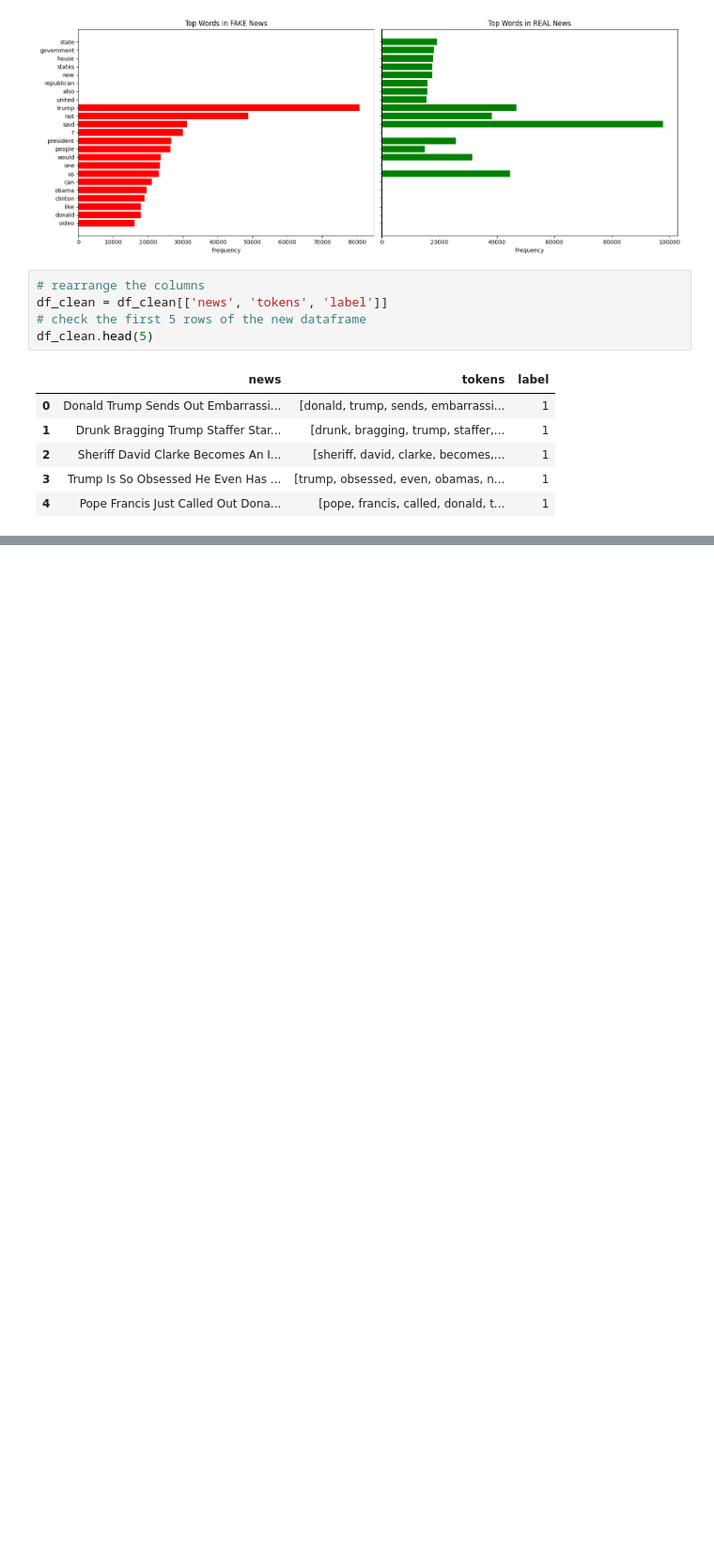
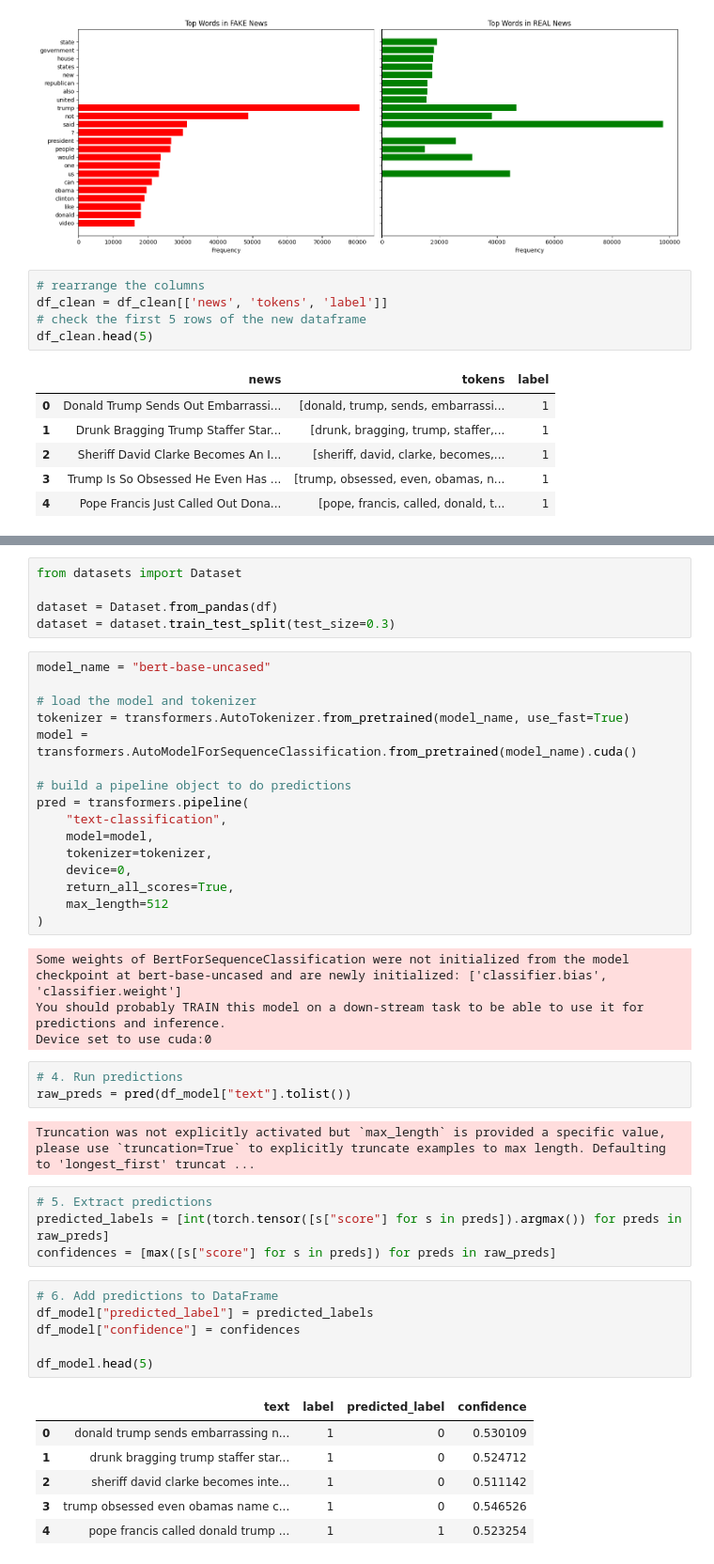
Before and after one commit to ajulthomas/ai-techniques, a Jupyter notebook: fake-news-detector/deep-learning-model.ipynb, the cells around one changed output, grey strips where cells are left out. Shown: that part at 94% size. Drawn from its saved outputs; the diff is of its cells as text; blank space fills up the shorter version.

```diff
--- a/fake-news-detector/deep-learning-model.ipynb
+++ b/fake-news-detector/deep-learning-model.ipynb
@@ -248,0 +225,47 @@ X_test shape: (13407,), y_test shape: (13407,)
+# %%
+from datasets import Dataset
+
+dataset = Dataset.from_pandas(df)
+dataset = dataset.train_test_split(test_size=0.3)
+# %%
+model_name = "bert-base-uncased"
+
+# load the model and tokenizer
+tokenizer = transformers.AutoTokenizer.from_pretrained(model_name, use_fast=True)
+model = transformers.AutoModelForSequenceClassification.from_pretrained(model_name).cuda()
+
+# build a pipeline object to do predictions
+pred = transformers.pipeline(
+    "text-classification",
+    model=model,
+    tokenizer=tokenizer,
+    device=0,
+    return_all_scores=True,
+    max_length=512
+)
+# %% [output]
+Some weights of BertForSequenceClassification were not initialized from the model checkpoint at bert-base-uncased and are newly initialized: ['classifier.bias', 'classifier.weight']
+You should probably TRAIN this model on a down-stream task to be able to use it for predictions and inference.
+Device set to use cuda:0
+# %%
+# 4. Run predictions
+raw_preds = pred(df_model["text"].tolist())
+# %% [output]
+Truncation was not explicitly activated but `max_length` is provided a specific value, please use `truncation=True` to explicitly truncate examples to max length. Defaulting to 'longest_first' truncat ...
+# %%
+# 5. Extract predictions
+predicted_labels = [int(torch.tensor([s["score"] for s in preds]).argmax()) for preds in raw_preds]
+confidences = [max([s["score"] for s in preds]) for preds in raw_preds]
+# %%
+# 6. Add predictions to DataFrame
+df_model["predicted_label"] = predicted_labels
+df_model["confidence"] = confidences
+
+df_model.head(5)
+# %% [output]
+|  | text | label | predicted_label | confidence |
+| 0 | donald trump sends embarrassing n... | 1 | 0 | 0.530109 |
+| 1 | drunk bragging trump staffer star... | 1 | 0 | 0.524712 |
+| 2 | sheriff david clarke becomes inte... | 1 | 0 | 0.511142 |
+| 3 | trump obsessed even obamas name c... | 1 | 0 | 0.546526 |
+| 4 | pope francis called donald trump ... | 1 | 1 | 0.523254 |
```
Also changed, not shown: parts of 10 cells of this notebook.
